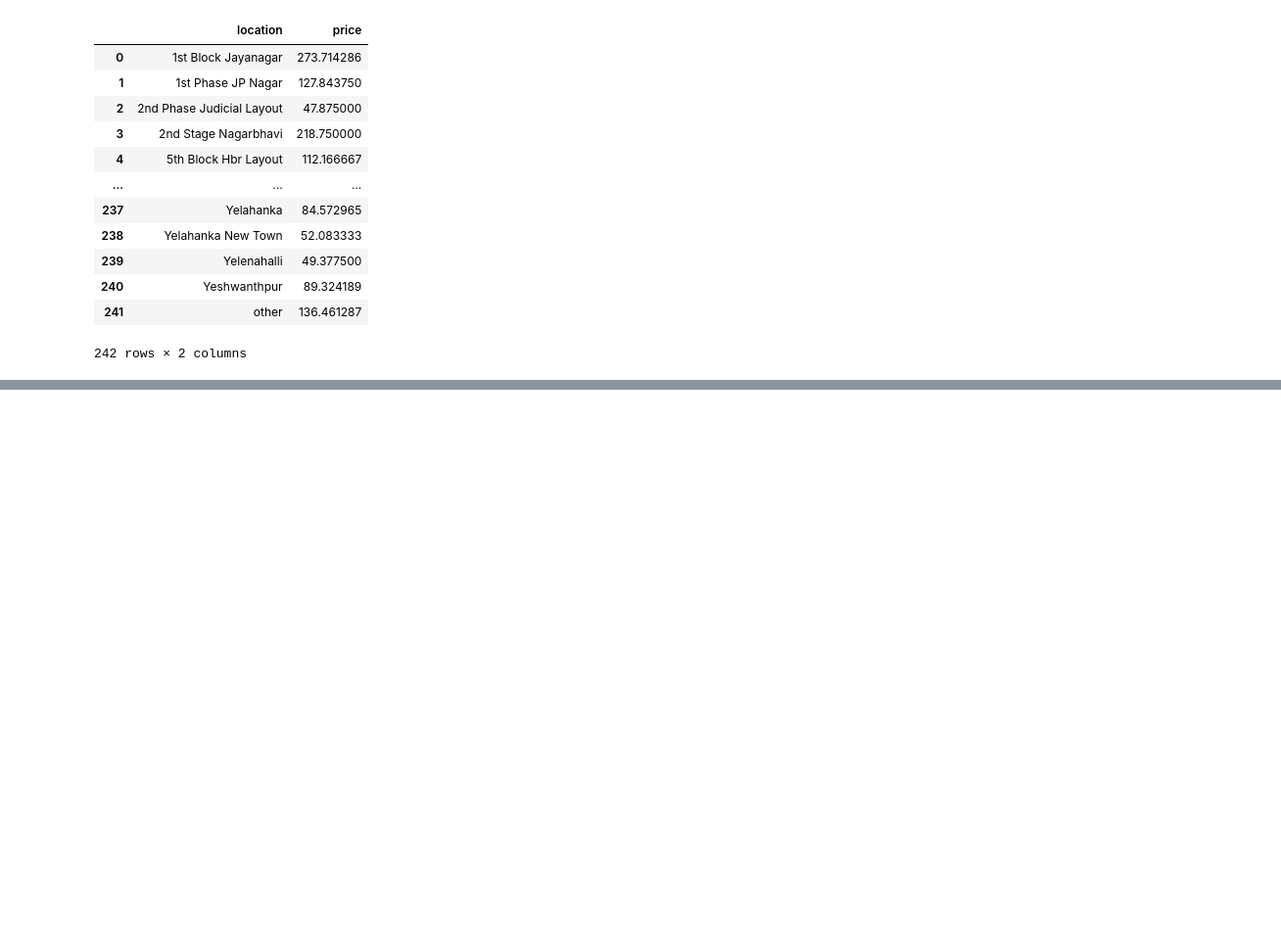
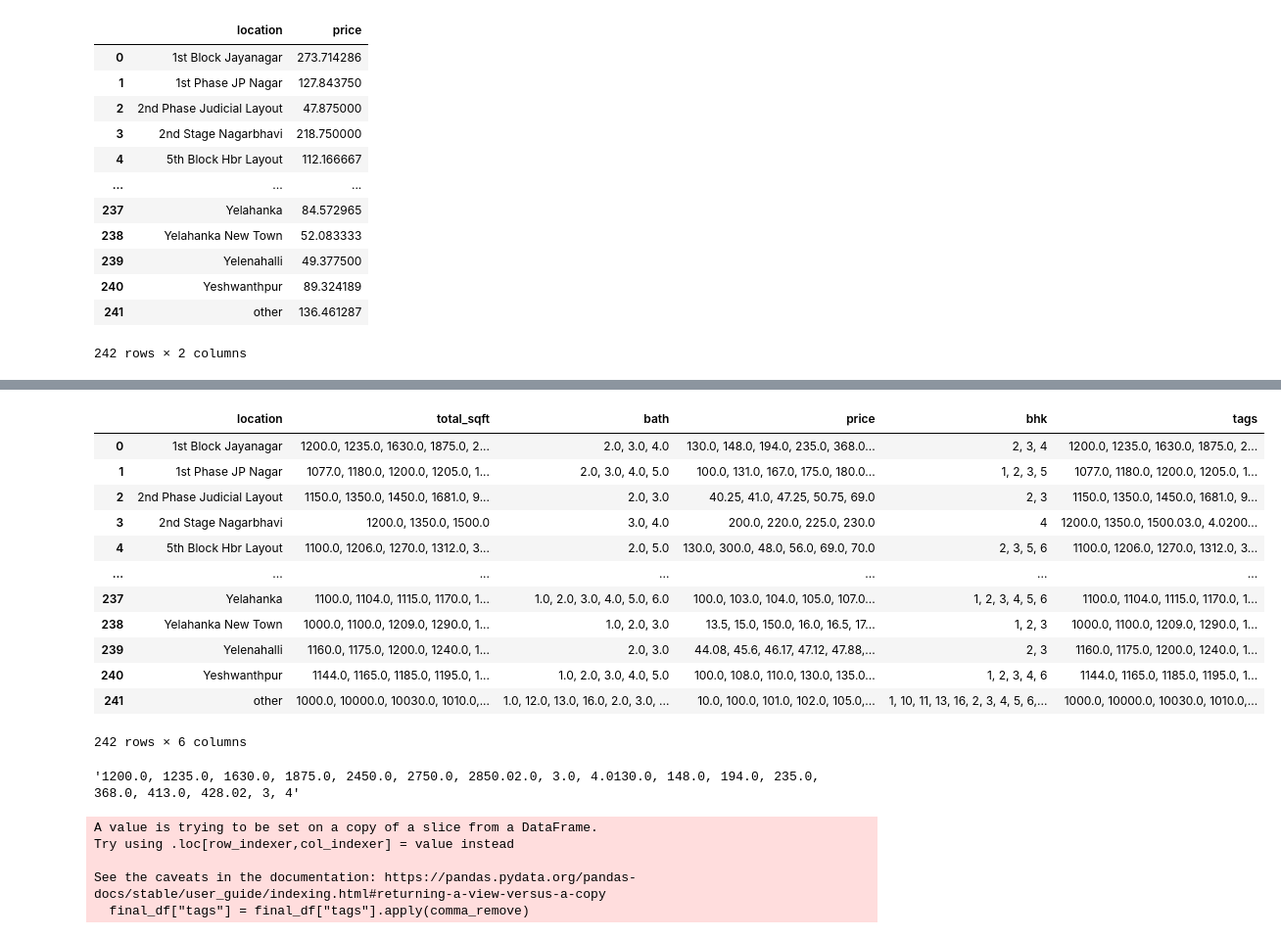
Before and after one commit to krinagolaviya/House_price_prediction, a Jupyter notebook: model/project.ipynb, the cells around one changed output, grey strips where cells are left out. Shown at 98% size. Drawn from its saved outputs; the diff is of its cells as text; code cells hidden in the pictures; blank space fills up the shorter version.

```diff
--- a/model/project.ipynb
+++ b/model/project.ipynb
@@ -660,0 +677,7 @@ with open("raw_data.pickle","wb") as f:
+# %%
+merge_df = df10.groupby("location").agg({
+    'total_sqft': lambda x: ', '.join(sorted(set(map(str, x)))),
+    'bath': lambda x: ', '.join(sorted(set(map(str, x)))),
+    'price': lambda x: ', '.join(sorted(set(map(str, x)))),
+    'bhk': lambda x: ', '.join(sorted(set(map(str, x))))
+}).reset_index()
@@ -660,0 +700,18 @@ with open("raw_data.pickle","wb") as f:
+# %%
+merge_df["tags"] = merge_df["total_sqft"] + merge_df["bath"] + merge_df["price"] + merge_df["bhk"]
+# %%
+merge_df
+# %% [output]
+|  | location | total_sqft | bath | price | bhk | tags |
+| 0 | 1st Block Jayanagar | 1200.0, 1235.0, 1630.0, 1875.0, 2... | 2.0, 3.0, 4.0 | 130.0, 148.0, 194.0, 235.0, 368.0... | 2, 3, 4 | 1200.0, 1235.0, 1630.0, 1875.0, 2... |
+| 1 | 1st Phase JP Nagar | 1077.0, 1180.0, 1200.0, 1205.0, 1... | 2.0, 3.0, 4.0, 5.0 | 100.0, 131.0, 167.0, 175.0, 180.0... | 1, 2, 3, 5 | 1077.0, 1180.0, 1200.0, 1205.0, 1... |
+| 2 | 2nd Phase Judicial Layout | 1150.0, 1350.0, 1450.0, 1681.0, 9... | 2.0, 3.0 | 40.25, 41.0, 47.25, 50.75, 69.0 | 2, 3 | 1150.0, 1350.0, 1450.0, 1681.0, 9... |
+| 3 | 2nd Stage Nagarbhavi | 1200.0, 1350.0, 1500.0 | 3.0, 4.0 | 200.0, 220.0, 225.0, 230.0 | 4 | 1200.0, 1350.0, 1500.03.0, 4.0200... |
+| 4 | 5th Block Hbr Layout | 1100.0, 1206.0, 1270.0, 1312.0, 3... | 2.0, 5.0 | 130.0, 300.0, 48.0, 56.0, 69.0, 70.0 | 2, 3, 5, 6 | 1100.0, 1206.0, 1270.0, 1312.0, 3... |
+| ... | ... | ... | ... | ... | ... | ... |
+| 237 | Yelahanka | 1100.0, 1104.0, 1115.0, 1170.0, 1... | 1.0, 2.0, 3.0, 4.0, 5.0, 6.0 | 100.0, 103.0, 104.0, 105.0, 107.0... | 1, 2, 3, 4, 5, 6 | 1100.0, 1104.0, 1115.0, 1170.0, 1... |
+| 238 | Yelahanka New Town | 1000.0, 1100.0, 1209.0, 1290.0, 1... | 1.0, 2.0, 3.0 | 13.5, 15.0, 150.0, 16.0, 16.5, 17... | 1, 2, 3 | 1000.0, 1100.0, 1209.0, 1290.0, 1... |
+| 239 | Yelenahalli | 1160.0, 1175.0, 1200.0, 1240.0, 1... | 2.0, 3.0 | 44.08, 45.6, 46.17, 47.12, 47.88,... | 2, 3 | 1160.0, 1175.0, 1200.0, 1240.0, 1... |
+| 240 | Yeshwanthpur | 1144.0, 1165.0, 1185.0, 1195.0, 1... | 1.0, 2.0, 3.0, 4.0, 5.0 | 100.0, 108.0, 110.0, 130.0, 135.0... | 1, 2, 3, 4, 6 | 1144.0, 1165.0, 1185.0, 1195.0, 1... |
+| 241 | other | 1000.0, 10000.0, 10030.0, 1010.0,... | 1.0, 12.0, 13.0, 16.0, 2.0, 3.0, ... | 10.0, 100.0, 101.0, 102.0, 105.0,... | 1, 10, 11, 13, 16, 2, 3, 4, 5, 6,... | 1000.0, 10000.0, 10030.0, 1010.0,... |
+242 rows × 6 columns
@@ -660,0 +720,4 @@ with open("raw_data.pickle","wb") as f:
+# %%
+(final_df["tags"][0])
+# %% [output]
+'1200.0, 1235.0, 1630.0, 1875.0, 2450.0, 2750.0, 2850.02.0, 3.0, 4.0130.0, 148.0, 194.0, 235.0, 368.0, 413.0, 428.02, 3, 4'
@@ -660,0 +729,8 @@ with open("raw_data.pickle","wb") as f:
+# %%
+final_df["tags"] = final_df["tags"].apply(comma_remove)
+# %% [output]
+A value is trying to be set on a copy of a slice from a DataFrame.
+Try using .loc[row_indexer,col_indexer] = value instead
+
+See the caveats in the documentation: https://pandas.pydata.org/pandas-docs/stable/user_guide/indexing.html#returning-a-view-versus-a-copy
+  final_df["tags"] = final_df["tags"].apply(comma_remove)
```
Also changed, not shown: parts of 19 cells of this notebook, 6 other files.
